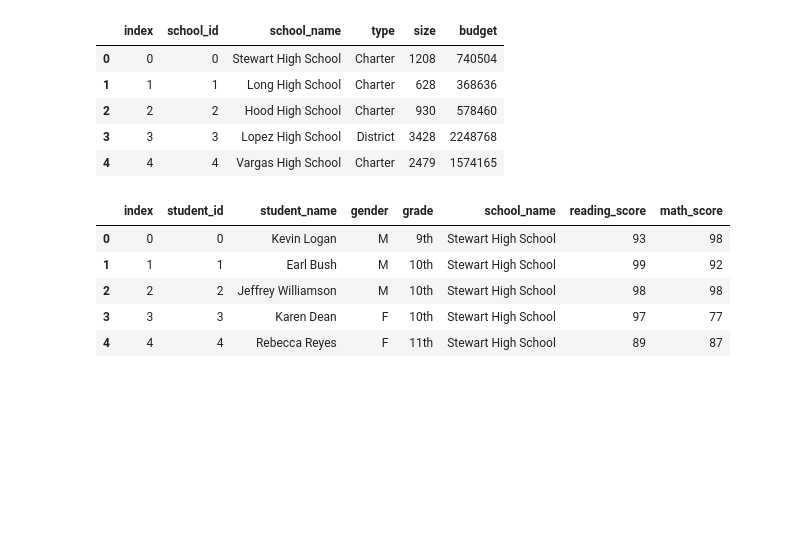
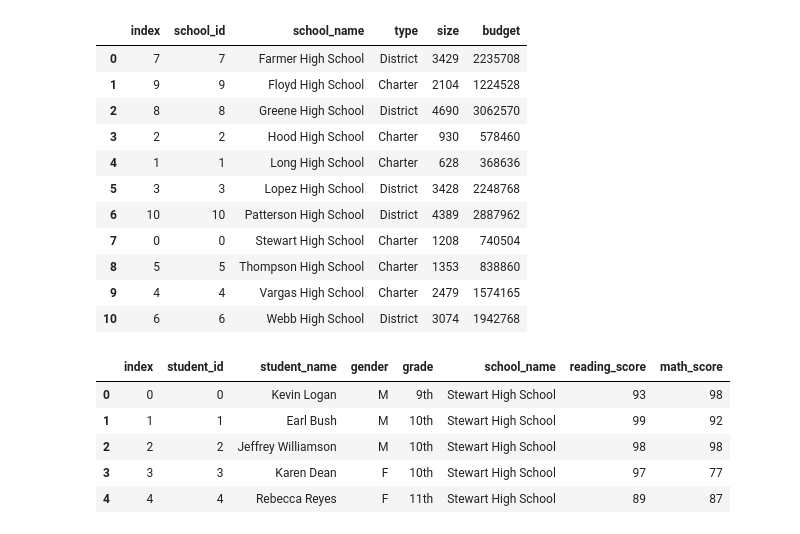
Before and after one commit to david880110/High-School-Academic-Performance-Analysis, a Jupyter notebook: query.ipynb, the cells around one changed output. Cells and saved outputs as stored; diff of their text form; code cells hidden in the pictures; blank space fills up the shorter version.

Commit message:
school summary query update

```diff
--- a/query.ipynb
+++ b/query.ipynb
@@ -9,15 +9,21 @@ from numpy import nan
 conn = sqlite3.connect('database.sqlite')
 # %%
 # Read sqlite query results into a pandas DataFrame
-scholl_df = pd.read_sql_query('SELECT * from schools_table',conn)
-scholl_df.head()
+scholl_df = pd.read_sql_query('SELECT * from schools_table order by School_name',conn)
+scholl_df
 # %% [output]
 |  | index | school_id | school_name | type | size | budget |
-| 0 | 0 | 0 | Stewart High School | Charter | 1208 | 740504 |
-| 1 | 1 | 1 | Long High School | Charter | 628 | 368636 |
-| 2 | 2 | 2 | Hood High School | Charter | 930 | 578460 |
-| 3 | 3 | 3 | Lopez High School | District | 3428 | 2248768 |
-| 4 | 4 | 4 | Vargas High School | Charter | 2479 | 1574165 |
+| 0 | 7 | 7 | Farmer High School | District | 3429 | 2235708 |
+| 1 | 9 | 9 | Floyd High School | Charter | 2104 | 1224528 |
+| 2 | 8 | 8 | Greene High School | District | 4690 | 3062570 |
+| 3 | 2 | 2 | Hood High School | Charter | 930 | 578460 |
+| 4 | 1 | 1 | Long High School | Charter | 628 | 368636 |
+| 5 | 3 | 3 | Lopez High School | District | 3428 | 2248768 |
+| 6 | 10 | 10 | Patterson High School | District | 4389 | 2887962 |
+| 7 | 0 | 0 | Stewart High School | Charter | 1208 | 740504 |
+| 8 | 5 | 5 | Thompson High School | Charter | 1353 | 838860 |
+| 9 | 4 | 4 | Vargas High School | Charter | 2479 | 1574165 |
+| 10 | 6 | 6 | Webb High School | District | 3074 | 1942768 |
 # %%
 # Read sqlite query results into a pandas DataFrame
 student_df = pd.read_sql_query('SELECT * from students_table',conn)
```
Also changed, not shown: parts of 7 cells of this notebook.
